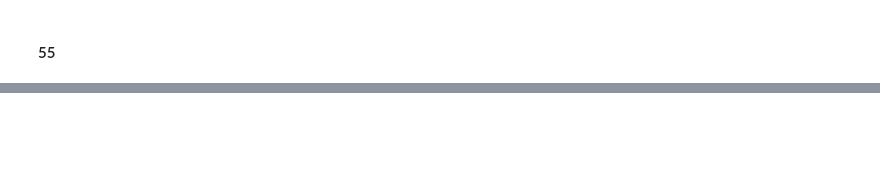
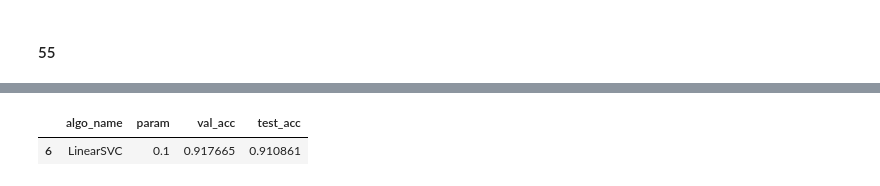
Before and after one commit to yukiforgithub/NLP100_with_kazy, a Jupyter notebook: waka/NLP100_50_59.ipynb, the cells around one changed output, grey strips where cells are left out. Saved outputs shown, nothing was run; the diff lists cells and outputs as text; code cells hidden in the pictures; blank space fills up the shorter version.

```diff
--- a/waka/NLP100_50_59.ipynb
+++ b/waka/NLP100_50_59.ipynb
@@ -186,0 +371,7 @@ conf_df(y_test,pred_test)
+# %%
+param_search_accumulator=pd.read_csv("param_search_accumulator.csv")
+# %%
+param_search_accumulator.sort_values("val_acc",ascending=False).iloc[:1]
+# %% [output]
+|  | algo_name | param | val_acc | test_acc |
+| 6 | LinearSVC | 0.1 | 0.917665 | 0.910861 |
```
Also changed, not shown: parts of 24 cells of this notebook.
